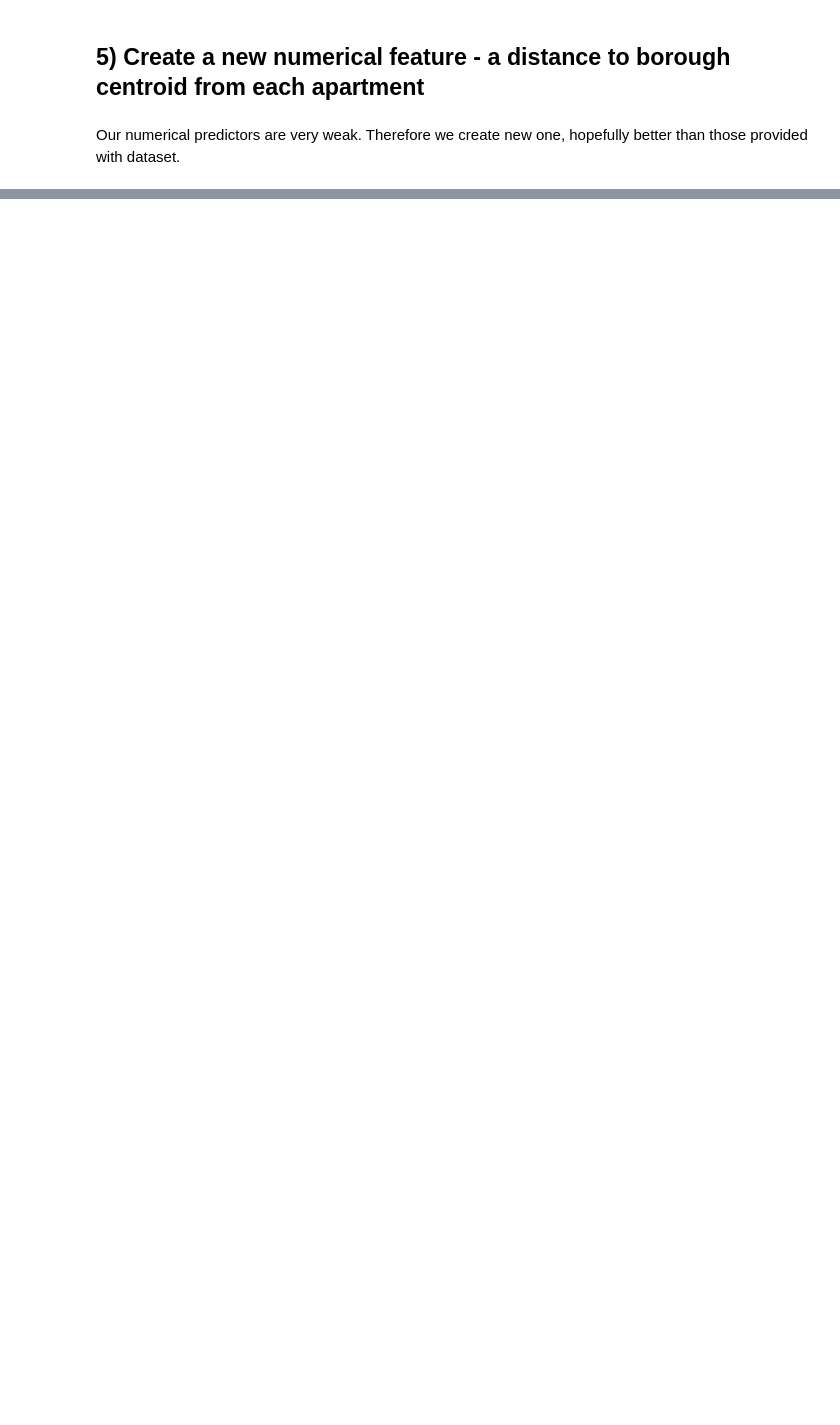
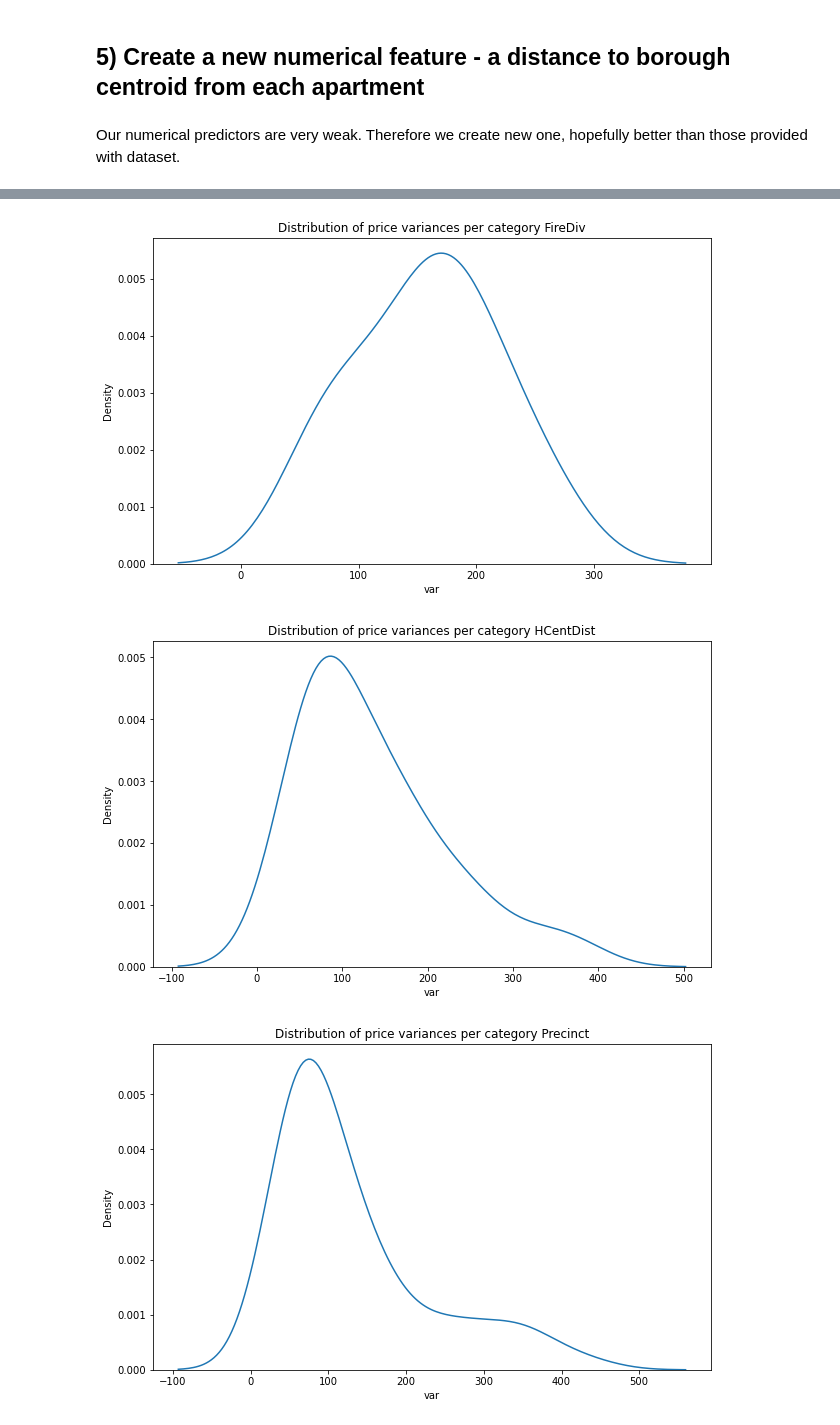
Before and after one commit to SimonMolinsky/articles, a Jupyter notebook: 2021-03/airbnb-data-augmentation/Feature Engineering with Spatial Flavour.ipynb, the cells around one changed output, grey strips where cells are left out. Drawn from its saved outputs; the diff is of its cells as text; code cells hidden in the pictures; blank space fills up the shorter version.

```diff
--- a/2021-03/airbnb-data-augmentation/Feature Engineering with Spatial Flavour.ipynb
+++ b/2021-03/airbnb-data-augmentation/Feature Engineering with Spatial Flavour.ipynb
@@ -437,0 +462,15 @@ Datum: North American Datum 1983
+# %%
+# Join Health Centers
+
+ext_gdf = gpd.sjoin(ext_gdf, gdf_health_cns[['geometry', 'HCentDist']], how='left', op='within')
+ext_gdf.drop('index_right', axis=1, inplace=True)
+# %%
+# Join Police Precincts
+
+ext_gdf = gpd.sjoin(ext_gdf, gdf_police_prs[['geometry', 'Precinct']], how='left', op='within')
+ext_gdf.drop('index_right', axis=1, inplace=True)
+# %%
+# Join School Districts
+
+ext_gdf = gpd.sjoin(ext_gdf, gdf_school_dis[['geometry', 'SchoolDist']], how='left', op='within')
+ext_gdf.drop('index_right', axis=1, inplace=True)
@@ -437,0 +479,17 @@ Datum: North American Datum 1983
+# %%
+categorical_columns = ['FireDiv', 'HCentDist', 'Precinct', 'SchoolDist']
+categorical_dists = {}
+
+for col in categorical_columns:
+    categorical_dists[col] = categorical_distributions(ext_gdf, col, 'price')
+# %%
+for cat in categorical_columns:
+    # Check distribution of variances
+
+    plt.figure(figsize=(10, 6))
+    sns.kdeplot(categorical_dists[cat]['var']);
+    plt.title(f'Distribution of price variances per category {cat}');
+# %% [output]
+[figure, added]
+[figure, added]
+[figure, added]
```
Also changed, not shown: parts of 17 cells of this notebook, 5 other files.
